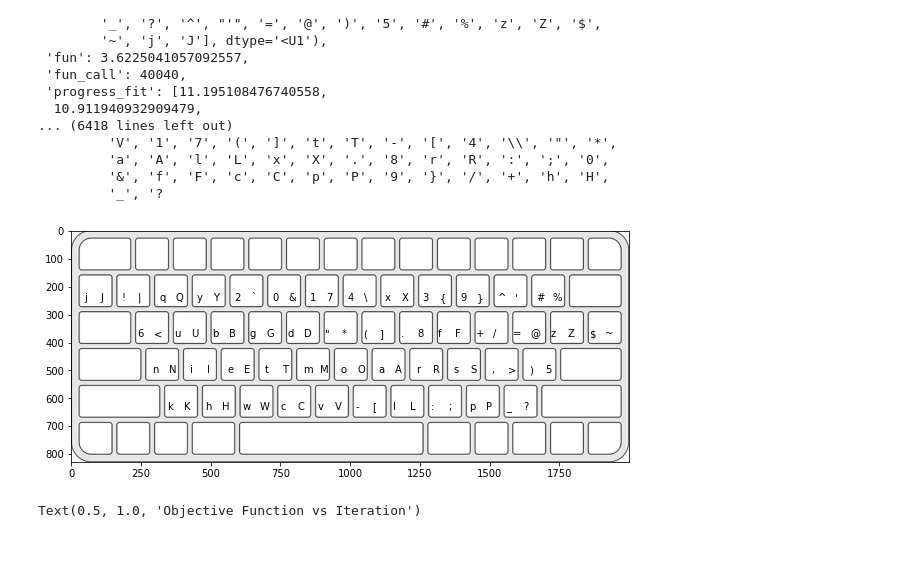
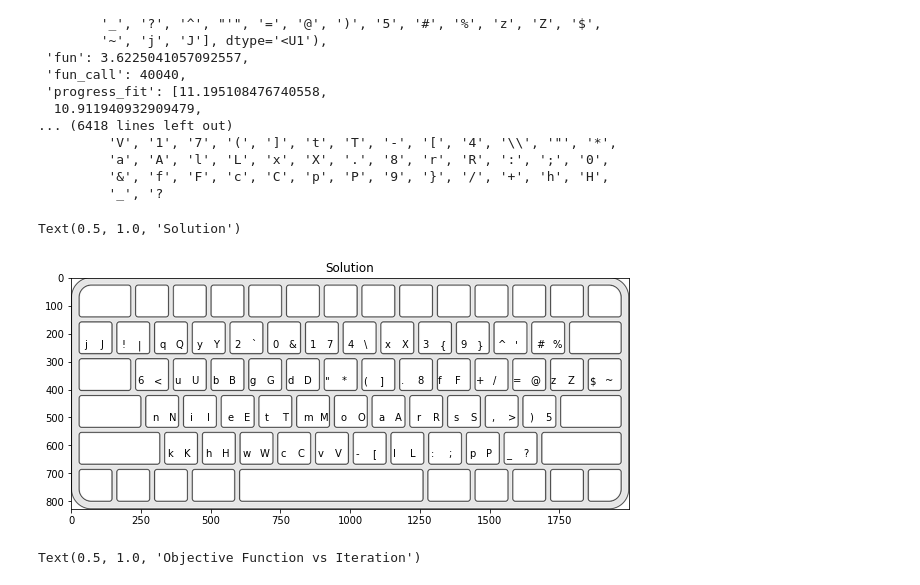
Before and after one commit to jmcsuite/Optimizacion_2, a Jupyter notebook: ProyectoFinal_KeyboardLayout/ObjectiveFunction.ipynb, the cells around one changed output. Cells and saved outputs as stored; diff of their text form; code cells hidden in the pictures; blank space fills up the shorter version.

Commit message:
Heatmap and titles

```diff
--- a/ProyectoFinal_KeyboardLayout/ObjectiveFunction.ipynb
+++ b/ProyectoFinal_KeyboardLayout/ObjectiveFunction.ipynb
@@ -457,8 +457,10 @@ sol
          '_', '?
 # %%
 ImageLayout(sol['X'], True)
+plt.gca().set_title('Solution')
 # %% [output]
+Text(0.5, 1.0, 'Solution')
-[figure, old version]
+[figure, new version]
 # %%
 plt.plot(sol['progress_fit'])
 plt.title('Objective Function vs Iteration')
```
Also changed, not shown: parts of 12 cells of this notebook.
